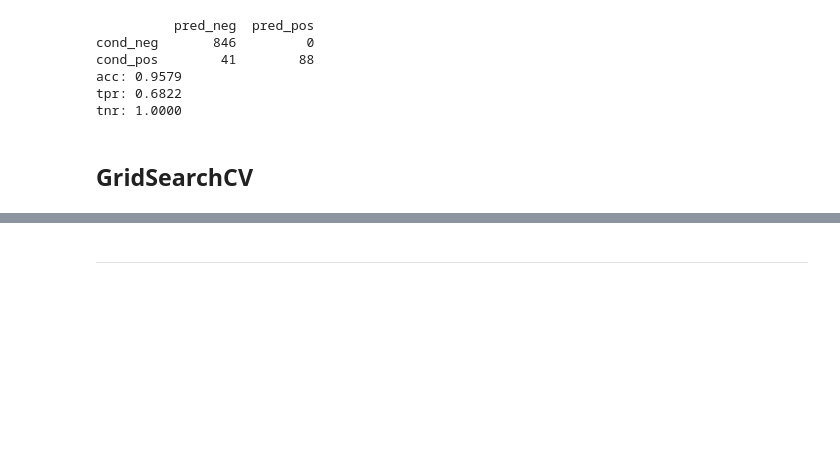
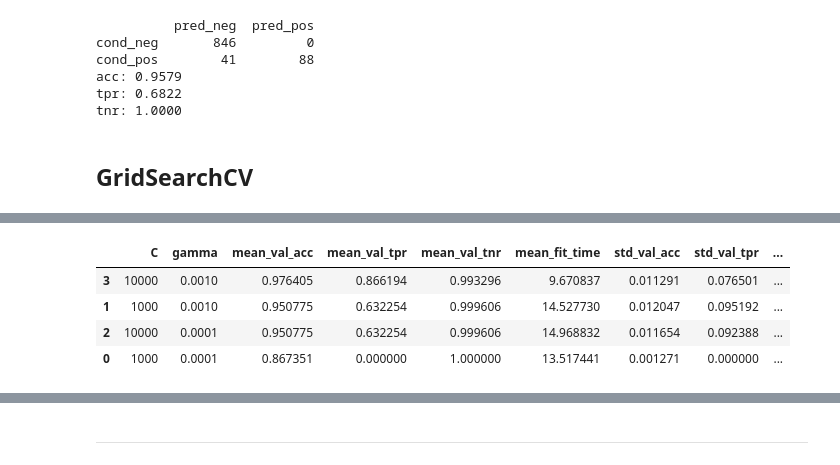
Before and after one commit to BigBangData/NaturalLanguageProcessing, a Jupyter notebook: TextAnalyticsWithR/18_SVM_2_rbf.ipynb, the cells around one changed output, grey strips where cells are left out. Saved outputs shown, nothing was run; the diff lists cells and outputs as text; code cells hidden in the pictures; blank space fills up the shorter version.

```diff
--- a/TextAnalyticsWithR/18_SVM_2_rbf.ipynb
+++ b/TextAnalyticsWithR/18_SVM_2_rbf.ipynb
@@ -247,0 +381,11 @@ grid_search_clf = gridsearch_wrapper(X_tfidf_svd800_spamcos,
+# %%
+# 10-fold CV
+params = {
+    'gamma': [.0001, .001],
+    'C': [1000, 10000]
+}
+grid_search_clf = gridsearch_wrapper(X_tfidf_svd800_spamcos,
+                                     y,
+                                     params,
+                                     k=10,
+                                     n_jobs=-1)
@@ -248 +404,10 @@ grid_search_clf = gridsearch_wrapper(X_tfidf_svd800_spamcos,
+# %%
+df = extract_df(grid_search_clf)
+df.sort_values(by=['mean_val_tpr'], ascending=False)
+# %% [output]
+|  | C | gamma | mean_val_acc | mean_val_tpr | mean_val_tnr | mean_fit_time | std_val_acc | std_val_tpr | ... |
+| 3 | 10000 | 0.0010 | 0.976405 | 0.866194 | 0.993296 | 9.670837 | 0.011291 | 0.076501 | ... |
+| 1 | 1000 | 0.0010 | 0.950775 | 0.632254 | 0.999606 | 14.527730 | 0.012047 | 0.095192 | ... |
+| 2 | 10000 | 0.0001 | 0.950775 | 0.632254 | 0.999606 | 14.968832 | 0.011654 | 0.092388 | ... |
+| 0 | 1000 | 0.0001 | 0.867351 | 0.000000 | 1.000000 | 13.517441 | 0.001271 | 0.000000 | ... |
 # %%
```
Also changed, not shown: parts of 24 cells of this notebook, 4 other files.
